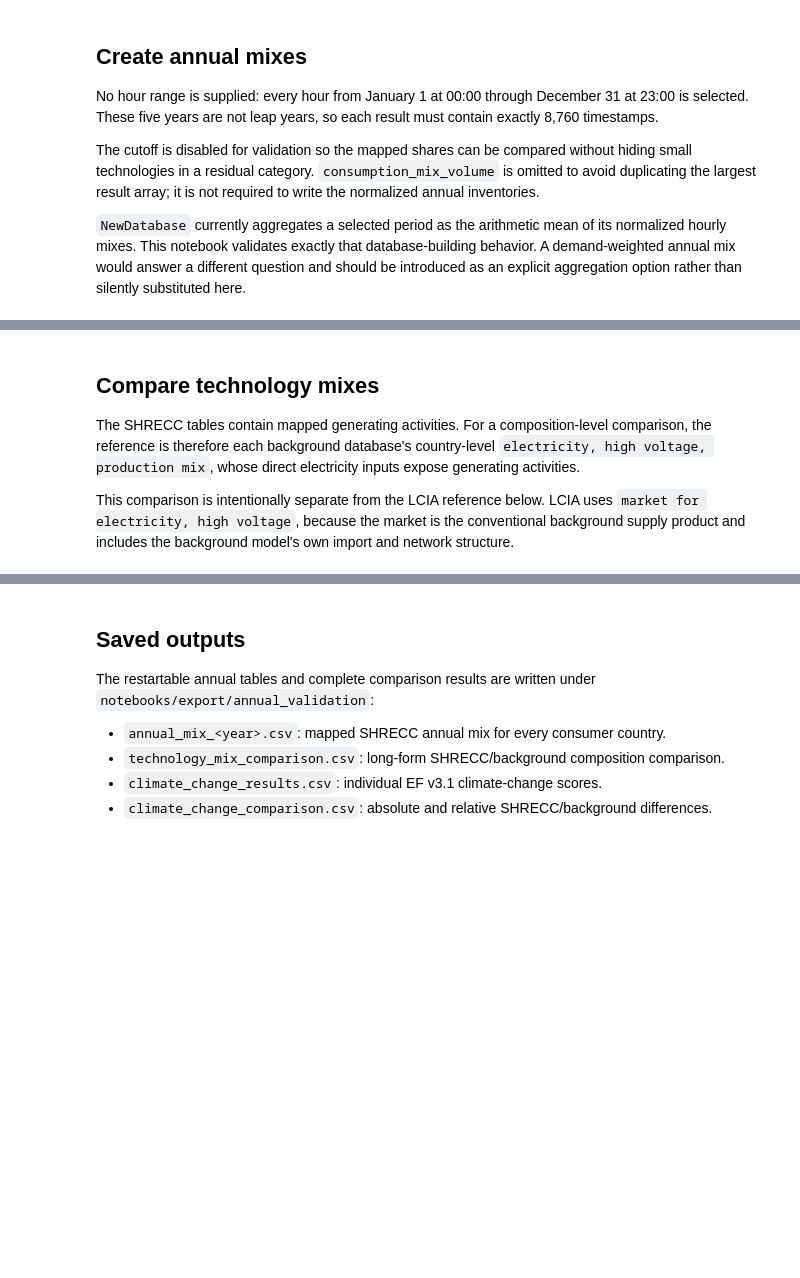
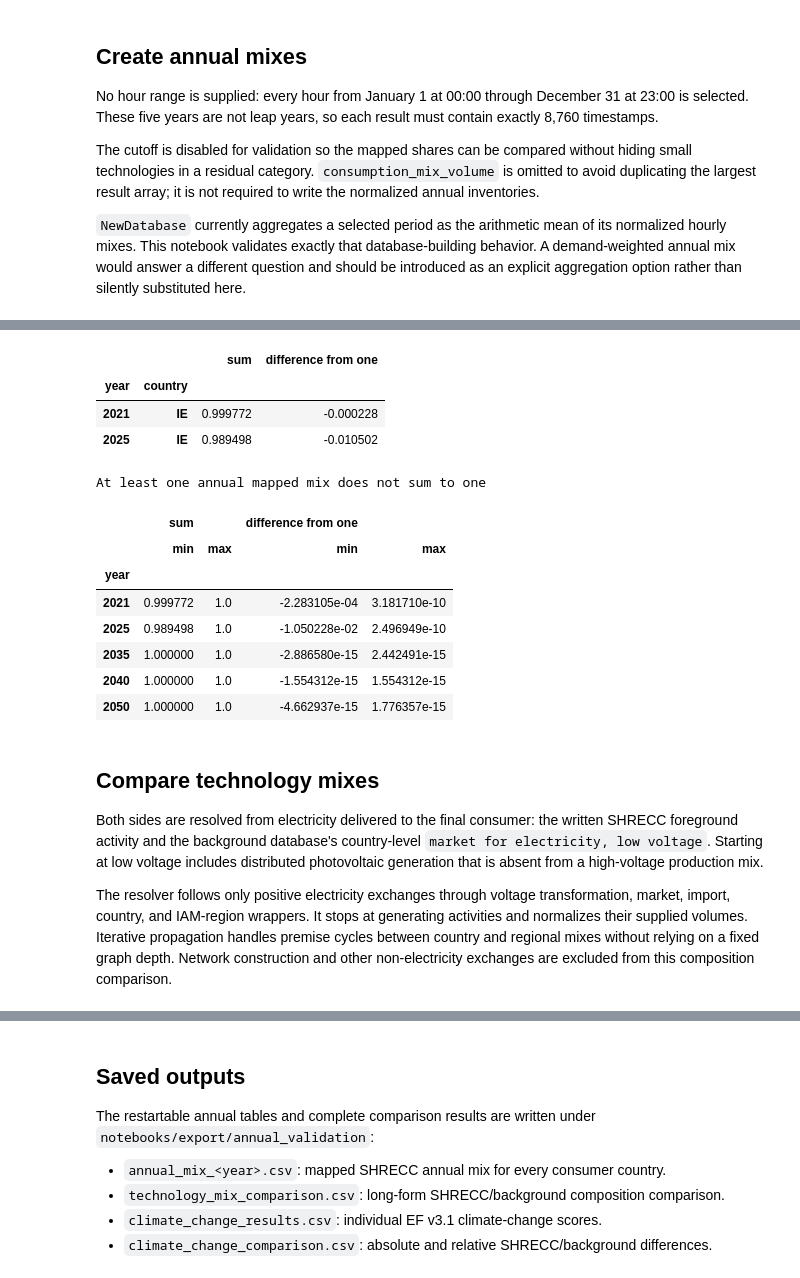
Before and after one commit to LIST-LUXEMBOURG/shrecc, a Jupyter notebook: notebooks/3_shrecc_annual_validation.ipynb, the cells around one changed output, grey strips where cells are left out. Cells and saved outputs as stored; diff of their text form; code cells hidden in the pictures; blank space fills up the shorter version.

```diff
--- a/notebooks/3_shrecc_annual_validation.ipynb
+++ b/notebooks/3_shrecc_annual_validation.ipynb
@@ -175,24 +239,38 @@ display(run_summary)
 # %%
 annual_mix_checks = pd.concat(
     {
         year: table.sum(axis=0).rename("sum")
         for year, table in annual_tables.items()
     },
     names=["year", "country"],
 ).to_frame()
 annual_mix_checks["difference from one"] = annual_mix_checks["sum"] - 1
 
 if not np.allclose(annual_mix_checks["sum"], 1, atol=1e-8):
     display(annual_mix_checks.loc[~np.isclose(annual_mix_checks["sum"], 1, atol=1e-8)])
-    raise ValueError("At least one annual mapped mix does not sum to one")
+    print("At least one annual mapped mix does not sum to one")
 
 display(annual_mix_checks.groupby(level="year").agg(["min", "max"]))
+# %% [output]
+|  |  | sum | difference from one |
+| year | country |  |  |
+| 2021 | IE | 0.999772 | -0.000228 |
+| 2025 | IE | 0.989498 | -0.010502 |
+At least one annual mapped mix does not sum to one
+|  | sum |  | difference from one |  |
+|  | min | max | min | max |
+| year |  |  |  |  |
+| 2021 | 0.999772 | 1.0 | -2.283105e-04 | 3.181710e-10 |
+| 2025 | 0.989498 | 1.0 | -1.050228e-02 | 2.496949e-10 |
+| 2035 | 1.000000 | 1.0 | -2.886580e-15 | 2.442491e-15 |
+| 2040 | 1.000000 | 1.0 | -1.554312e-15 | 1.554312e-15 |
+| 2050 | 1.000000 | 1.0 | -4.662937e-15 | 1.776357e-15 |
 # %% [markdown]
 ## Compare technology mixes
 
-The SHRECC tables contain mapped generating activities. For a composition-level comparison, the reference is therefore each background database's country-level `electricity, high voltage, production mix`, whose direct electricity inputs expose generating activities.
+Both sides are resolved from electricity delivered to the final consumer: the written SHRECC foreground activity and the background database's country-level `market for electricity, low voltage`. Starting at low voltage includes distributed photovoltaic generation that is absent from a high-voltage production mix.
 
-This comparison is intentionally separate from the LCIA reference below. LCIA uses `market for electricity, high voltage`, because the market is the conventional background supply product and includes the background model's own import and network structure.
+The resolver follows only positive electricity exchanges through voltage transformation, market, import, country, and IAM-region wrappers. It stops at generating activities and normalizes their supplied volumes. Iterative propagation handles premise cycles between country and regional mixes without relying on a fixed graph depth. Network construction and other non-electricity exchanges are excluded from this composition comparison.
 # %%
 COUNTRY_ALIASES = {"UK": "GB", "NIE": "GB"}
 
```
Also changed, not shown: parts of 12 cells of this notebook.
